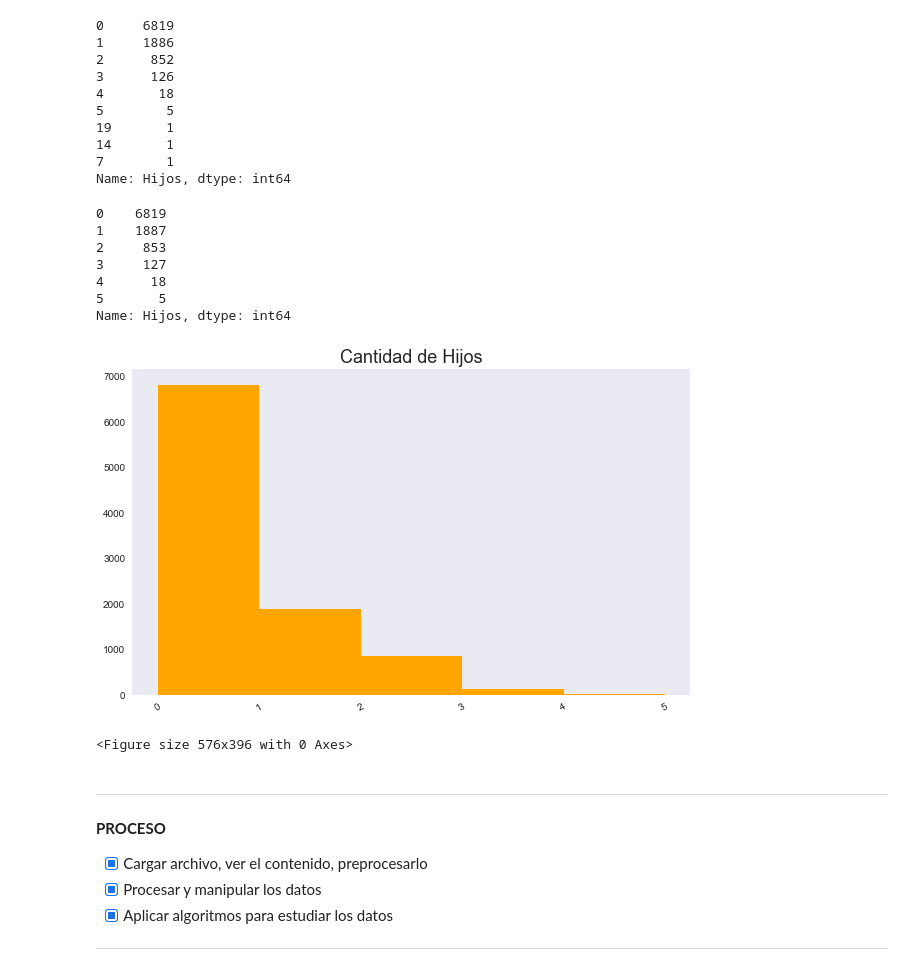
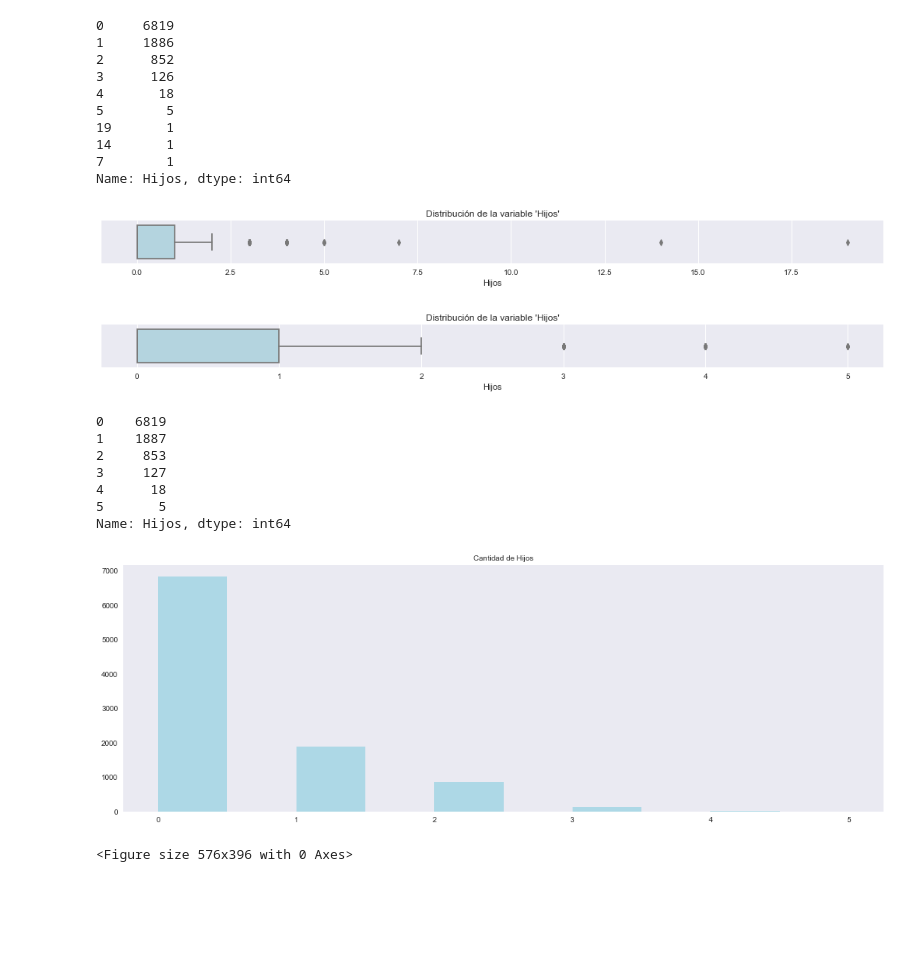
Before and after one commit to NestorDiazDataSC/Analisis_de_Datos, a Jupyter notebook: Credit_Card/CreditCard.ipynb, the cells around one changed output. Cells and saved outputs as stored; diff of their text form; code cells hidden in the pictures; blank space fills up the shorter version.

```diff
--- a/Credit_Card/CreditCard.ipynb
+++ b/Credit_Card/CreditCard.ipynb
@@ -60,16 +107,3 @@ df.Genero.value_counts()
 0    6323
 1    3386
 Name: Genero, dtype: int64
-# %%
-df['Genero'].hist(bins=5, color='orange') # Vemos graficamente su distribución
-plt.title('Genero', fontsize=18)
-plt.grid(False)
-
-plt.gcf().set_size_inches(10, 6)  # Tamaño de la figura (ancho, alto)
-plt.style.use('seaborn')  # Cambiar un estilo predefinido de fondo(como 'ggplot', 'seaborn', etc.)
-plt.xticks(rotation=30) # Para rotar las etiquetas del eje X porque si no se superponen unas con otras.
-
-plt.text(x=0.85, y=50, s='Femenino', fontsize=12, color='black') # Agregue texto en la columna 2
-
-plt.show()
-plt.clf()
@@ -112,11 +160,25 @@ df.Hijos.value_counts()
 14       1
 7        1
 Name: Hijos, dtype: int64
+# %%
+plt.figure(figsize=(18, 1))
+sns.boxplot(x=df['Hijos'], color="lightblue")
+plt.title("Distribución de la variable 'Hijos'")
+plt.show()
+# %% [output]
+[figure, added]
 # %%
 # Para intentar corregir estos valores extremos los reemplazo por otros mas habituales entendiendo que son pocos los outliers.
 df.Hijos = df.Hijos.replace([19], 3)
 df.Hijos = df.Hijos.replace([14], 2)
 df.Hijos = df.Hijos.replace([7], 1)
+# %%
+plt.figure(figsize=(18, 1))
+sns.boxplot(x=df['Hijos'], color="lightblue")
+plt.title("Distribución de la variable 'Hijos'")
+plt.show()
+# %% [output]
+[figure, added]
 # %%
 df.Hijos.value_counts()
 # %% [output]
@@ -128,26 +190,18 @@ df.Hijos.value_counts()
 5       5
 Name: Hijos, dtype: int64
 # %%
-df['Hijos'].hist(bins=5, color='orange') # Vemos graficamente su distribución
-plt.title('Cantidad de Hijos', fontsize=18)
+df['Hijos'].hist(bins=10, color='lightblue') # Vemos graficamente su distribución
+plt.title('Cantidad de Hijos', fontsize=10)
 plt.grid(False)
 
-plt.gcf().set_size_inches(10, 6)  # Tamaño de la figura (ancho, alto)
+plt.gcf().set_size_inches(18, 6)  # Tamaño de la figura (ancho, alto)
 plt.style.use('seaborn')  # Cambiar un estilo predefinido de fondo(como 'ggplot', 'seaborn', etc.)
-plt.xticks(rotation=30) # Para rotar las etiquetas del eje X porque si no se superponen unas con otras.
 
 plt.show()
 plt.clf()
 # %% [output]
-[figure, old version]
+[figure, new version]
 <Figure size 576x396 with 0 Axes>
-# %% [markdown]
----
-**PROCESO**
-- [x] Cargar archivo, ver el contenido, preprocesarlo
-- [x] Procesar y manipular los datos
-- [x] Aplicar algoritmos para estudiar los datos
----
 # %%
 df.describe()
 # %% [output]
```
Also changed, not shown: parts of 21 cells of this notebook.
